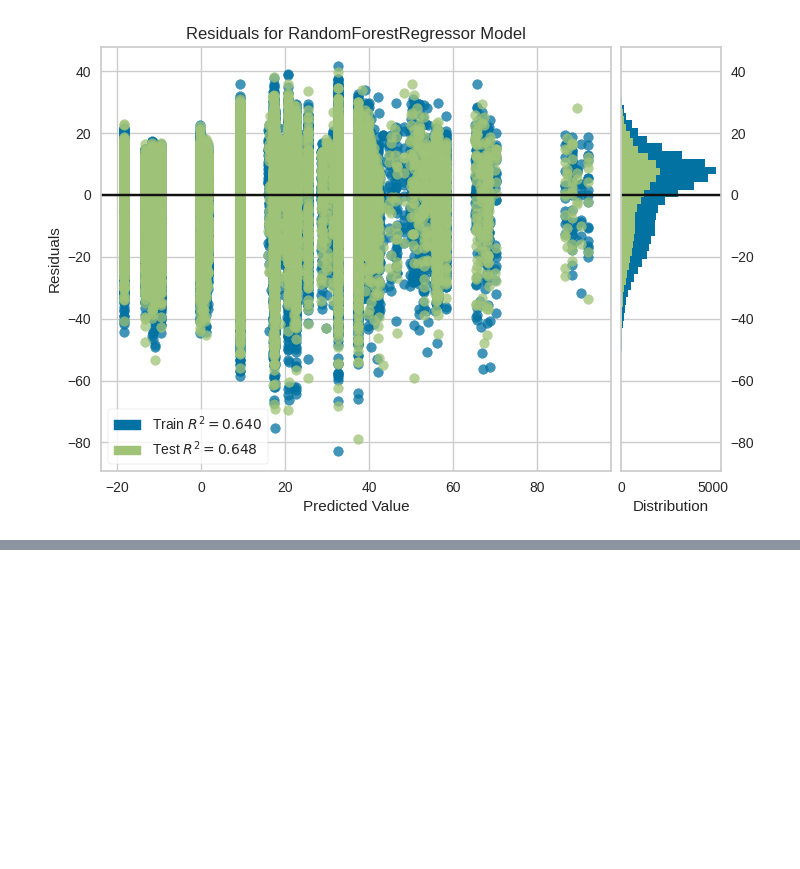
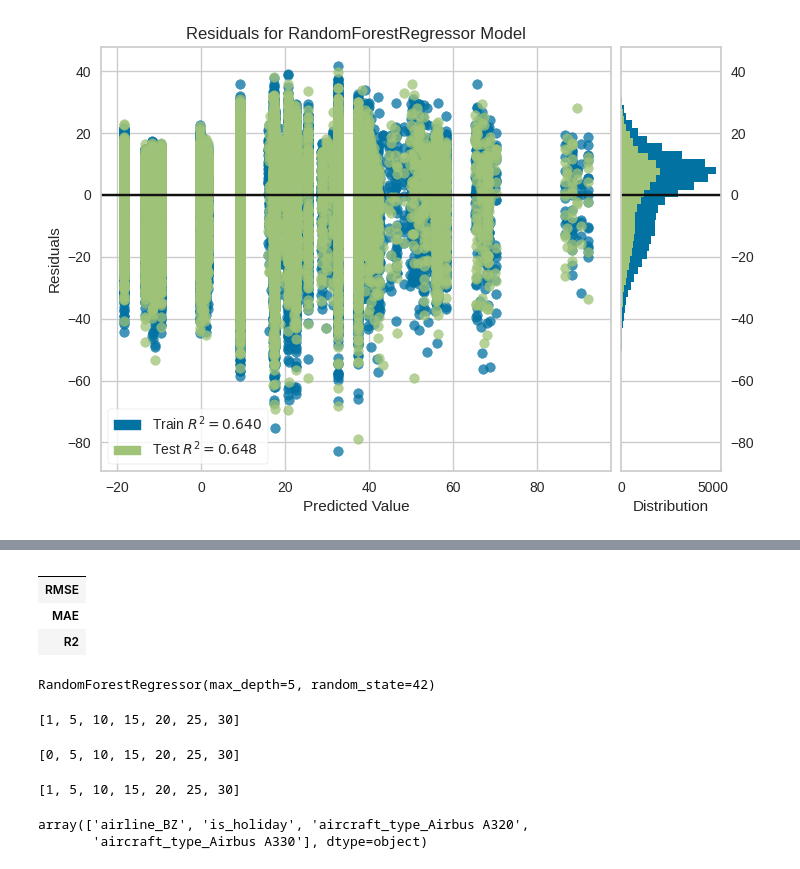
Before and after one commit to Tecindes/ClasificacionValidacion, a Jupyter notebook: IAAumentada.ipynb, the cells around one changed output, grey strips where cells are left out. Drawn from its saved outputs; the diff is of its cells as text; code cells hidden in the pictures; blank space fills up the shorter version.

```diff
--- a/IAAumentada.ipynb
+++ b/IAAumentada.ipynb
@@ -525,0 +566,35 @@ cv_results
+# %%
+# Dataframe con solo los indixex de las métricas que vamos a utilizar
+resultados=pd.DataFrame(index=['RMSE','MAE','R2'])
+resultados
+# %% [output]
+|  |
+| RMSE |
+| MAE |
+| R2 |
+# %%
+# regresor que vamos a instanciar con c/u de las cantidades de features que vamos a colocar
+model_features=RandomForestRegressor(max_depth=5,random_state=42)
+model_features
+# %% [output]
+RandomForestRegressor(max_depth=5, random_state=42)
+# %%
+#  list comprehension
+[i if i!=0 else 1 for i in range(0,35,5)]
+# %% [output]
+[1, 5, 10, 15, 20, 25, 30]
+# %%
+[i  for i in range(0,35,5)]
+# %% [output]
+[0, 5, 10, 15, 20, 25, 30]
+# %%
+# lista de iteración, que es la cantidad de features
+ct_features =[i if i!=0 else 1 for i in range(0,35,5)]
+ct_features
+# %% [output]
+[1, 5, 10, 15, 20, 25, 30]
+# %%
+feature_importances['feature'].values[:4]
+# %% [output]
+array(['airline_BZ', 'is_holiday', 'aircraft_type_Airbus A320',
+       'aircraft_type_Airbus A330'], dtype=object)
```
Also changed, not shown: parts of 12 cells of this notebook.
